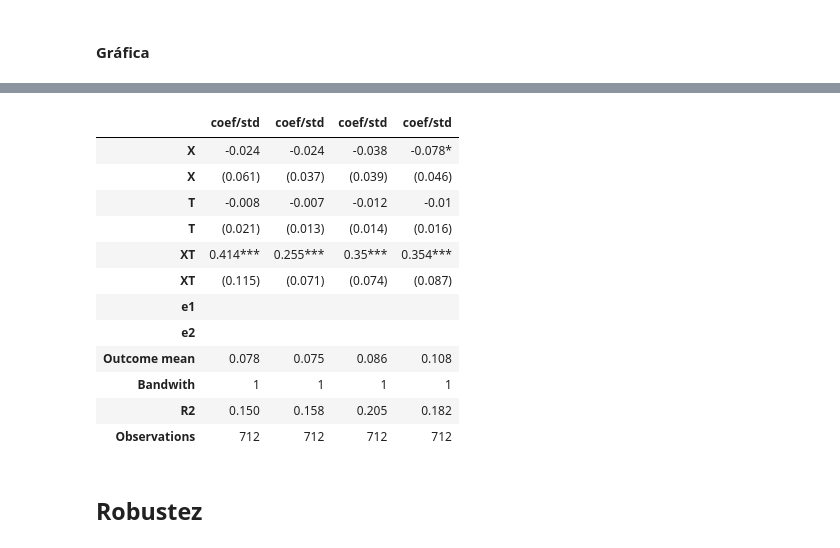
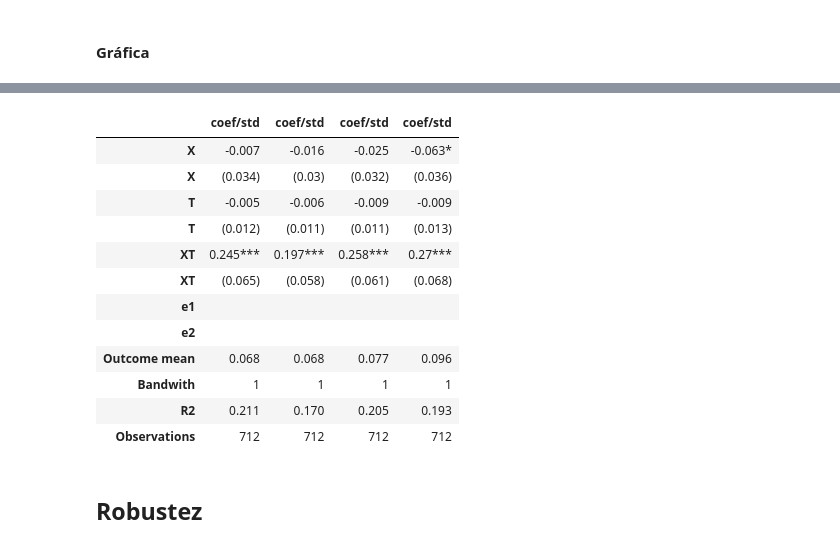
Before and after one commit to jguerrae/ColombianMunicipalDebt, a Jupyter notebook: 1_ESTIMACIONES_v2.ipynb, the cells around one changed output, grey strips where cells are left out. Saved outputs shown, nothing was run; the diff lists cells and outputs as text; code cells hidden in the pictures.

```diff
--- a/1_ESTIMACIONES_v2.ipynb
+++ b/1_ESTIMACIONES_v2.ipynb
@@ -318,2 +337,4 @@ plt.show()
+# %%
+df["deuda_pc"] = np.log(1+df["deuda_pc"])
 # %% [markdown]
 ## Regresion principal: margen ganador
@@ -353,37 +368,12 @@ d['XT'] = d['X'] * d['T']
 dptos = pd.get_dummies(d.coddepto, prefix="dpto", drop_first="True")
 d = d.drop(columns = "coddepto"); d = pd.concat([d,dptos],axis = 1)
 departamentos = list(dptos.columns)
-
 d = imputar_percentil(d)
 
 
 dd = d[["Y", "X", "T", "XT"]].dropna()
-
-est1 = rdrobust(y=dd["Y"], x=dd["X"], p=1, deriv=1, kernel = "uniform", all = True, vce='hc0',  c=threshold); b_optimo = est1.bws.loc["b"][0]
-
-# est1 = rdrobust(y=dd["Y"], x=dd["X"], p=1, deriv=1, kernel = "uniform", all = True, h = 100, vce='hc0',  c=threshold) #lineal, OLS
-# sm.OLS(dd['Y'], dd[['const', 'X', 'T', 'XT']]).fit().summaty()
-# sm.OLS(dd['Y'], dd[['const', 'X', 'T', 'XT']]).fit(cov_type="HC3").summary2()
-# A = sm.OLS(dd['Y'], dd[['const', 'X', 'T', 'XT']])
-# A.fit?
-# sm.OLS(np.log(dd['Y']+1), dd[['const', 'X', 'T', 'XT']]).fit().summary2()
-# sm.OLS(dd['Y'], dd[['const', 'X', 'T', 'XT', 'Tcoal', 'Xcoal', 'XTcoal']]).fit().summary2()
-# sm.OLS(dd['Y'], dd[['const', 'X', 'T', 'XT', 'Tcons', 'Xcons', 'XTcons']]).fit().summary2()
-# sm.OLS(np.log(dd['Y']), dd[['const', 'cons', 'T', 'Tcons']]).fit().summary2()
-# sm.OLS(np.log(dd['Y']+1), dd[['const', 'coal', 'T', 'Tcoal']]).fit().summary2()
-
-# k = dd[dd["T"]==0]
-# C = sm.OLS(k['Y'], k[['const', 'X']]).fit()
-# C.summary()
-# A = sm.OLS(dd['Y'], dd[['const', 'X', 'T', 'XT']]).fit()
-# B = sm.OLS(dd['Y'], dd[['const', 'X', 'T', 'XA']]).fit()
-# A.summary()
-# B.summary()
-# 0.1829-0.1854
-# regresion_tablav2(B.summary2(), results, variables, round(b,3), 0)
-# regresion_tablav1(A.summary2(), results, variables, round(b,3), 0)
-
-# mserd, msetwo, msesum, msecomb1, msecomb2, cerrd, certwo, cersum, cercomb1, cercomb2
+est1 = rdrobust(y=dd["Y"], x=dd["X"], p=1, deriv=1, kernel = "uniform", all = True, vce='hc0',  c=threshold)
+b_optimo = est1.bws.loc["b"][0]
 # %% [markdown]
 ### Funciones claves
 # %%
@@ -469,9 +459,8 @@ tabla_regresion
 #### Gráfica
 # %%
 dk = dd.copy()
-# dk["Y"] = np.log(1+dk["Y"])
 model = sm.OLS(dk['Y'], dk[['const', 'X', 'T', 'XT']]).fit()
-model2 = sm.OLS(dk['Y'], dk[['const', 'X', 'T', 'XT']+lc]).fit()
+model2 = sm.OLS(dk['Y'], dk[['const', 'X', 'T', 'XT']+lista_controles_completa]).fit()
 K = pd.DataFrame()
 # K["Y"] = dk["Y"].values
 K["Y"] = model2.predict()
@@ -682,19 +657,19 @@ for year in range(año_t1+1,año_t1+5):
 # %%
-tabla_regresion.to_excel(f"{carpeta2}/2REGAÑOS.xlsx")
+tabla_regresion.to_excel(f"{carpeta2}/2REGYEARS.xlsx")
 tabla_regresion
 # %% [output]
 |  | coef/std | coef/std | coef/std | coef/std |
-| X | -0.024 | -0.024 | -0.038 | -0.078* |
-| X | (0.061) | (0.037) | (0.039) | (0.046) |
-| T | -0.008 | -0.007 | -0.012 | -0.01 |
-| T | (0.021) | (0.013) | (0.014) | (0.016) |
-| XT | 0.414*** | 0.255*** | 0.35*** | 0.354*** |
-| XT | (0.115) | (0.071) | (0.074) | (0.087) |
+| X | -0.007 | -0.016 | -0.025 | -0.063* |
+| X | (0.034) | (0.03) | (0.032) | (0.036) |
+| T | -0.005 | -0.006 | -0.009 | -0.009 |
+| T | (0.012) | (0.011) | (0.011) | (0.013) |
+| XT | 0.245*** | 0.197*** | 0.258*** | 0.27*** |
+| XT | (0.065) | (0.058) | (0.061) | (0.068) |
 | e1 |  |  |  |  |
 | e2 |  |  |  |  |
-| Outcome mean | 0.078 | 0.075 | 0.086 | 0.108 |
+| Outcome mean | 0.068 | 0.068 | 0.077 | 0.096 |
 | Bandwith | 1 | 1 | 1 | 1 |
-| R2 | 0.150 | 0.158 | 0.205 | 0.182 |
+| R2 | 0.211 | 0.170 | 0.205 | 0.193 |
 | Observations | 712 | 712 | 712 | 712 |
 # %% [markdown]
 ## Robustez
```
Also changed, not shown: parts of 78 cells of this notebook, 18 other files.
